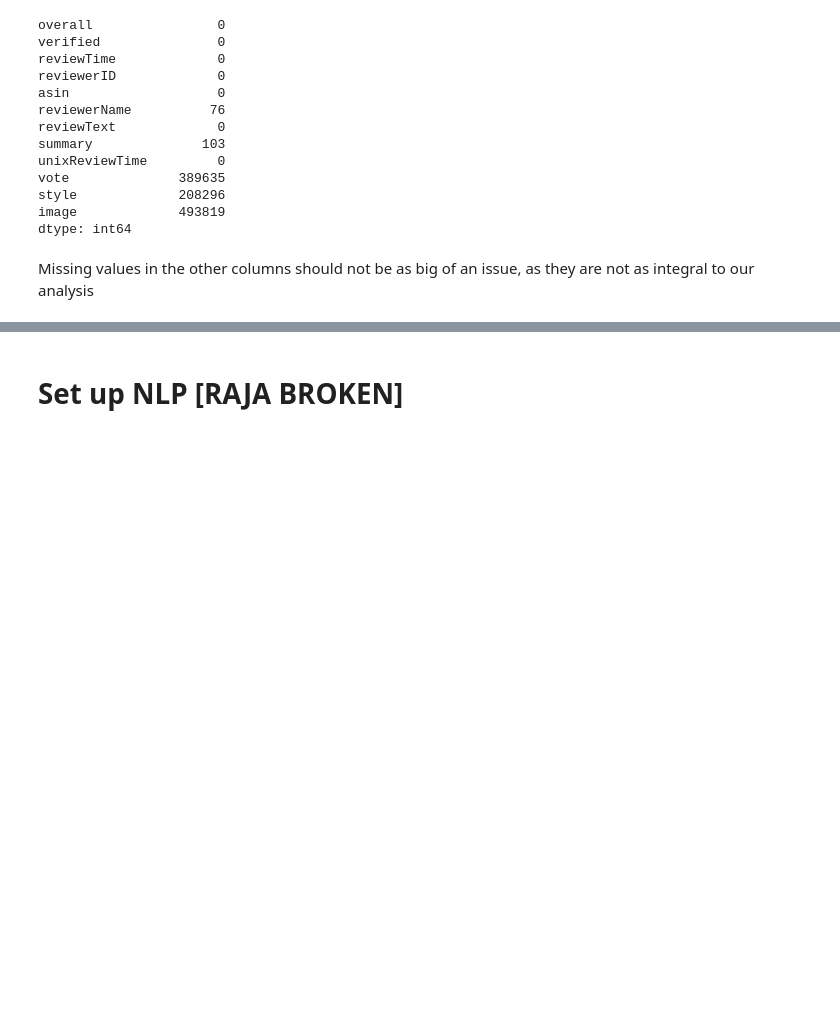
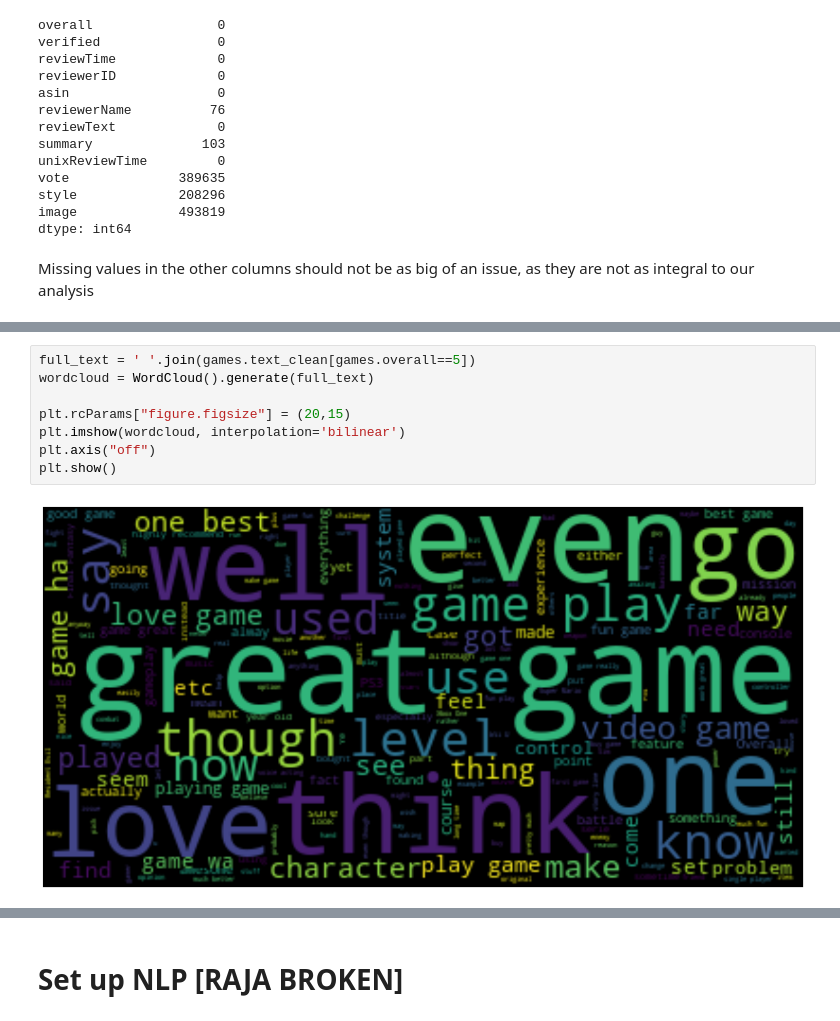
Before and after one commit to sciarrilli/TOOL1_FINAL_PROJECT, a Jupyter notebook: dst_final_project_notebook.ipynb, the cells around one changed output, grey strips where cells are left out. Drawn from its saved outputs; the diff is of its cells as text; blank space fills up the shorter version.

```diff
--- a/dst_final_project_notebook.ipynb
+++ b/dst_final_project_notebook.ipynb
@@ -90,0 +134,10 @@ Missing values in the other columns should not be as big of an issue, as they ar
+# %%
+full_text = ' '.join(games.text_clean[games.overall==5])
+wordcloud = WordCloud().generate(full_text)
+
+plt.rcParams["figure.figsize"] = (20,15)
+plt.imshow(wordcloud, interpolation='bilinear')
+plt.axis("off")
+plt.show()
+# %% [output]
+[figure, added]
```
Also changed, not shown: parts of 8 cells of this notebook.
